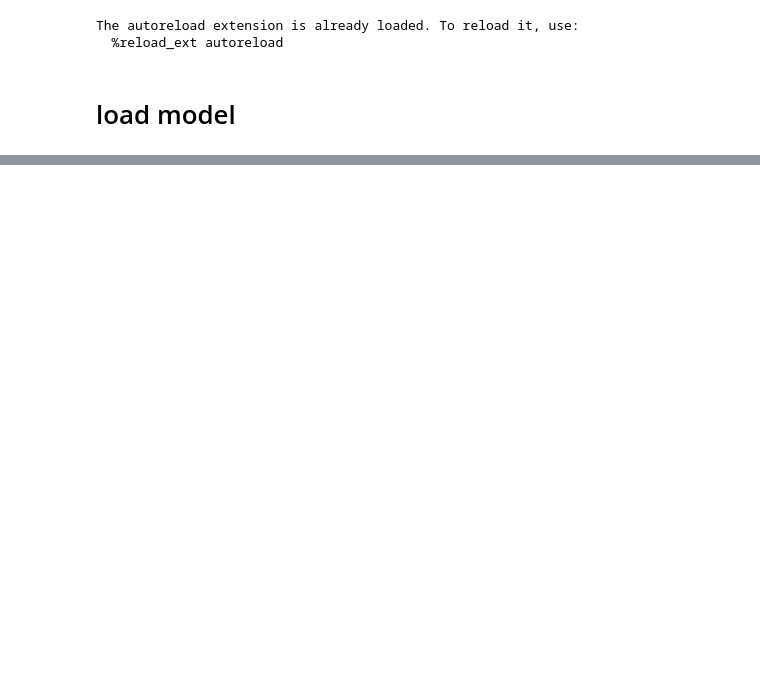
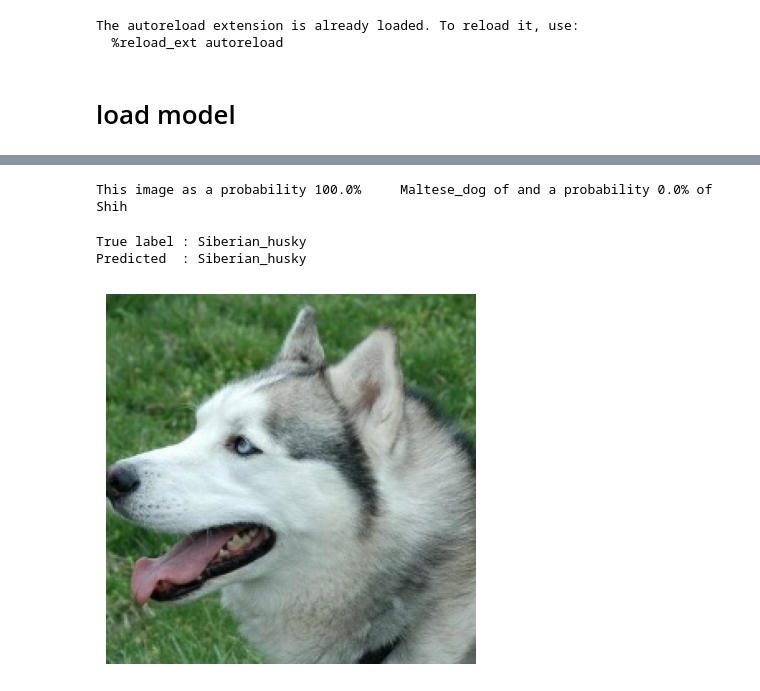
Before and after one commit to CYaiche/dog_breed_classification, a Jupyter notebook: nn_evaluation.ipynb, the cells around one changed output, grey strips where cells are left out. Cells and saved outputs as stored; diff of their text form; code cells hidden in the pictures; blank space fills up the shorter version.

```diff
--- a/nn_evaluation.ipynb
+++ b/nn_evaluation.ipynb
@@ -66,0 +78,23 @@ Accuracy on test dataset: 1.0
+# %%
+test_img = read_img(os.path.join(data_dir , "extracted\\test\\n02085936-Maltese_dog\\n02085936_233_0.jpg"))
+test_imge = np.expand_dims(test_img, axis=0)
+class_names_from_folder = [ name.split('-')[1] for name in label30 ]
+predictions = loaded_model.predict(test_imge)[0]
+print(f"This image as a probability {round(100*predictions[0],2)}% \
+    {class_names_from_folder[0]} of and a probability { round(100*predictions[1],2)}% of {class_names_from_folder[1]}")
+# %% [output]
+This image as a probability 100.0%     Maltese_dog of and a probability 0.0% of Shih
+# %%
+for img, label in test_ds.take(1):
+    label_idx = np.argmax(label)
+    print(f"True label : {label_name30[label_idx]}")
+
+    prediction = loaded_model.predict(img)
+    y_pred = np.argmax(prediction)
+    print(f"Predicted  : {label_name30[y_pred]}")
+
+    plot_img( img[0].numpy().astype("uint8"))
+# %% [output]
+True label : Siberian_husky
+Predicted  : Siberian_husky
+[figure, added]
```
Also changed, not shown: parts of 39 cells of this notebook.
